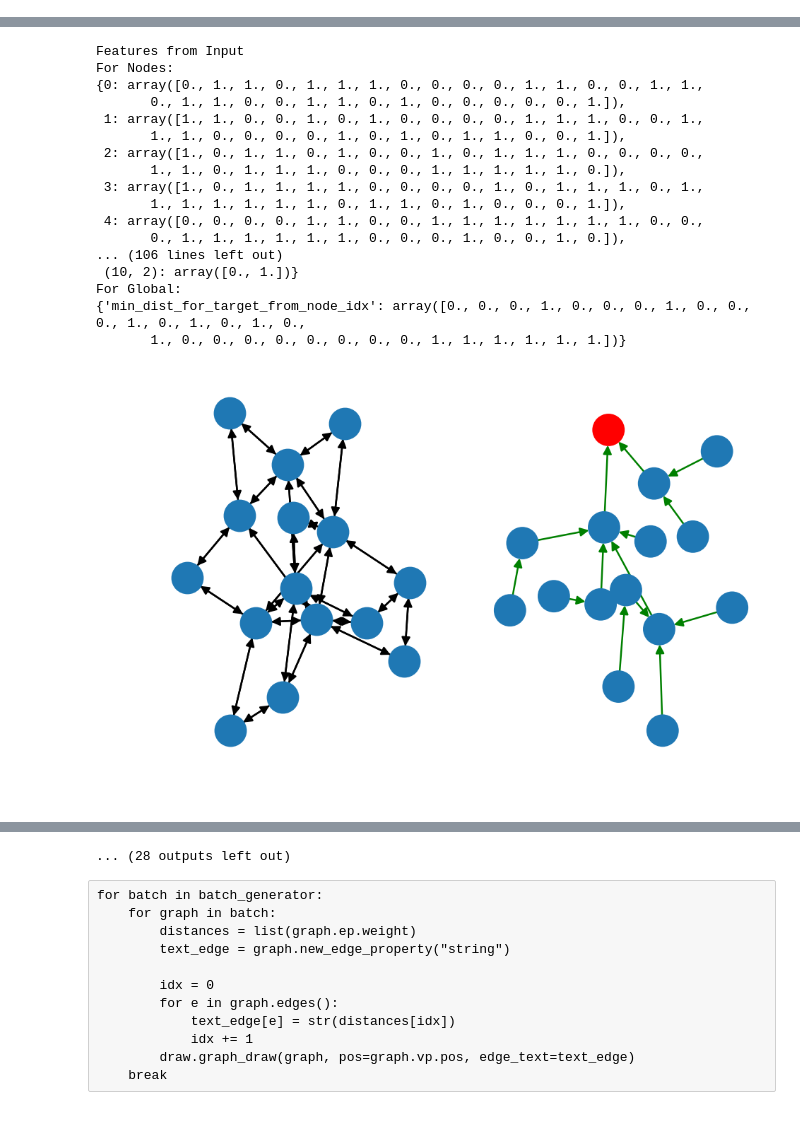
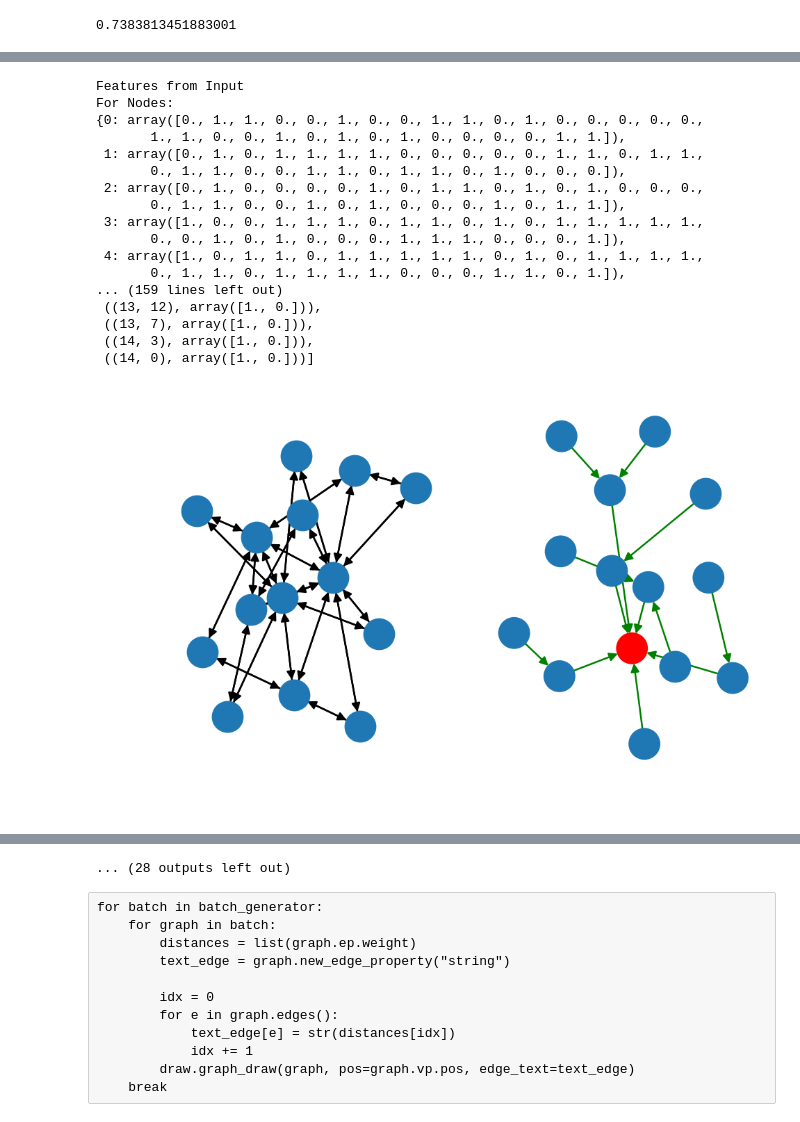
Before and after one commit to caiodadauto/pybrite, a Jupyter notebook: Usage.ipynb, the cells around one changed output, grey strips where cells are left out. Cells and saved outputs as stored; diff of their text form; code cells hidden in the pictures.

Commit message:
Add fields parameter to the generator

```diff
--- a/Usage.ipynb
+++ b/Usage.ipynb
@@ -12,13 +12,22 @@ batch_size = 20
 nodes_size_interval = (10, 15)
 m_size_interval = (2, 2)
 
-batch_generator = pb.graph_batch_generator(batch_size, nodes_size_interval, m_size_interval)
+batch_generator = pb.graph_batch_generator(batch_size, nodes_size_interval, m_size_interval, input_fields=dict(node="pos"))
+# %%
+for in_batch, tg_batch in batch_generator:
+    p = 0
+    for in_graph, tg_graph in zip(in_batch, tg_batch):
+        edge_solution = np.array([not f[2] for f in tg_graph.edges(data="solution")], np.bool)
+        p += edge_solution[edge_solution].size / edge_solution.size
+    print(p/batch_size)
+    break
+# %% [output]
+0.7383813451883001
 # %%
 for in_batch, tg_batch in batch_generator:
     for in_graph, tg_graph in zip(in_batch, tg_batch):
         pos = list(dict(tg_graph.nodes(data="pos")).values())
-        target_node = in_graph.graph['features']
-        min_dists = tg_graph.graph['features']
+        target_node = tg_graph.graph['features']
         edge_solution = [f[2] for f in tg_graph.edges(data="solution")]
 
         edges_to_plot = []
@@ -54,16 +63,12 @@ for in_batch, tg_batch in batch_generator:
         print("For Nodes:")
         pprint(dict(in_graph.nodes(data="features")))
         print("For Edges:")
-        pprint(dict([((f[0], f[1]), f[2]) for f in in_graph.edges(data="features")]))
-        print("For Global:")
-        pprint(dict(target_ip=target_node))
+        pprint([((f[0], f[1]), f[2]) for f in in_graph.edges(data="features")])
 
         print("\nFeatures from Target")
         print("For Nodes:")
         pprint(dict(tg_graph.nodes(data="features")))
         print("For Edges:")
-        pprint(dict([((f[0], f[1]), f[2]) for f in tg_graph.edges(data="features")]))
-        print("For Global:")
-        pprint(dict(min_dist_for_target_from_node_idx=min_dists))
+        pprint([((f[0], f[1]), f[2]) for f in tg_graph.edges(data="features")])
     break
 # %% [output]
@@ -107,20 +112,20 @@ For Global:
 Features from Input
 For Nodes:
-{0: array([0., 1., 1., 0., 1., 1., 1., 0., 0., 0., 0., 1., 1., 0., 0., 1., 1.,
-       0., 1., 1., 0., 0., 1., 1., 0., 1., 0., 0., 0., 0., 0., 1.]),
- 1: array([1., 1., 0., 0., 1., 0., 1., 0., 0., 0., 0., 1., 1., 1., 0., 0., 1.,
-       1., 1., 0., 0., 0., 0., 1., 0., 1., 0., 1., 1., 0., 0., 1.]),
- 2: array([1., 0., 1., 1., 0., 1., 0., 0., 1., 0., 1., 1., 1., 0., 0., 0., 0.,
-       1., 1., 0., 1., 1., 1., 0., 0., 0., 1., 1., 1., 1., 1., 0.]),
- 3: array([1., 0., 1., 1., 1., 1., 0., 0., 0., 0., 1., 0., 1., 1., 1., 0., 1.,
-       1., 1., 1., 1., 1., 1., 0., 1., 1., 0., 1., 0., 0., 0., 1.]),
- 4: array([0., 0., 0., 0., 1., 1., 0., 0., 1., 1., 1., 1., 1., 1., 1., 0., 0.,
-       0., 1., 1., 1., 1., 1., 1., 0., 0., 0., 1., 0., 0., 1., 0.]),
-... (106 lines left out)
- (10, 2): array([0., 1.])}
-For Global:
-{'min_dist_for_target_from_node_idx': array([0., 0., 0., 1., 0., 0., 0., 1., 0., 0., 0., 1., 0., 1., 0., 1., 0.,
-       1., 0., 0., 0., 0., 0., 0., 0., 0., 1., 1., 1., 1., 1., 1.])}
+{0: array([0., 1., 1., 0., 0., 1., 0., 0., 1., 1., 0., 1., 0., 0., 0., 0., 0.,
+       1., 1., 0., 0., 1., 0., 1., 0., 1., 0., 0., 0., 0., 1., 1.]),
+ 1: array([0., 1., 0., 1., 1., 1., 1., 0., 0., 0., 0., 0., 1., 1., 0., 1., 1.,
+       0., 1., 1., 0., 0., 1., 1., 0., 1., 1., 0., 1., 0., 0., 0.]),
+ 2: array([0., 1., 0., 0., 0., 0., 1., 0., 1., 1., 0., 1., 0., 1., 0., 0., 0.,
+       0., 1., 1., 0., 0., 1., 0., 1., 0., 0., 0., 1., 0., 1., 1.]),
+ 3: array([1., 0., 0., 1., 1., 1., 0., 1., 1., 0., 1., 0., 1., 1., 1., 1., 1.,
+       0., 0., 1., 0., 1., 0., 0., 0., 1., 1., 1., 0., 0., 0., 1.]),
+ 4: array([1., 0., 1., 1., 0., 1., 1., 1., 1., 1., 0., 1., 0., 1., 1., 1., 1.,
+       0., 1., 1., 0., 1., 1., 1., 1., 0., 0., 0., 1., 1., 0., 1.]),
+... (159 lines left out)
+ ((13, 12), array([1., 0.])),
+ ((13, 7), array([1., 0.])),
+ ((14, 3), array([1., 0.])),
+ ((14, 0), array([1., 0.]))]
-[figure, old version]
+[figure, new version]
 Features from Input
 For Nodes:
```
Also changed, not shown: parts of 1 cell of this notebook, 2 other files.
